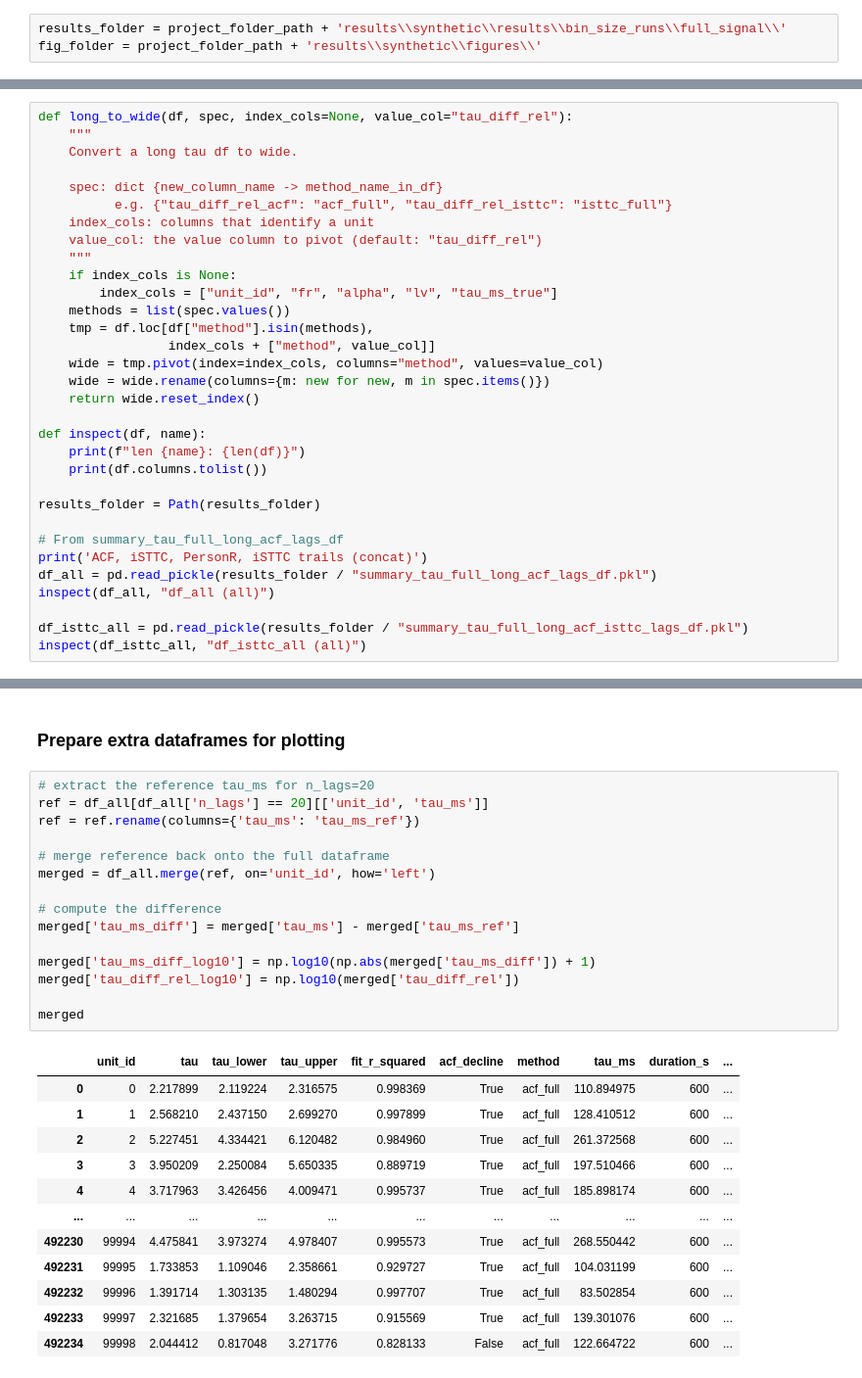
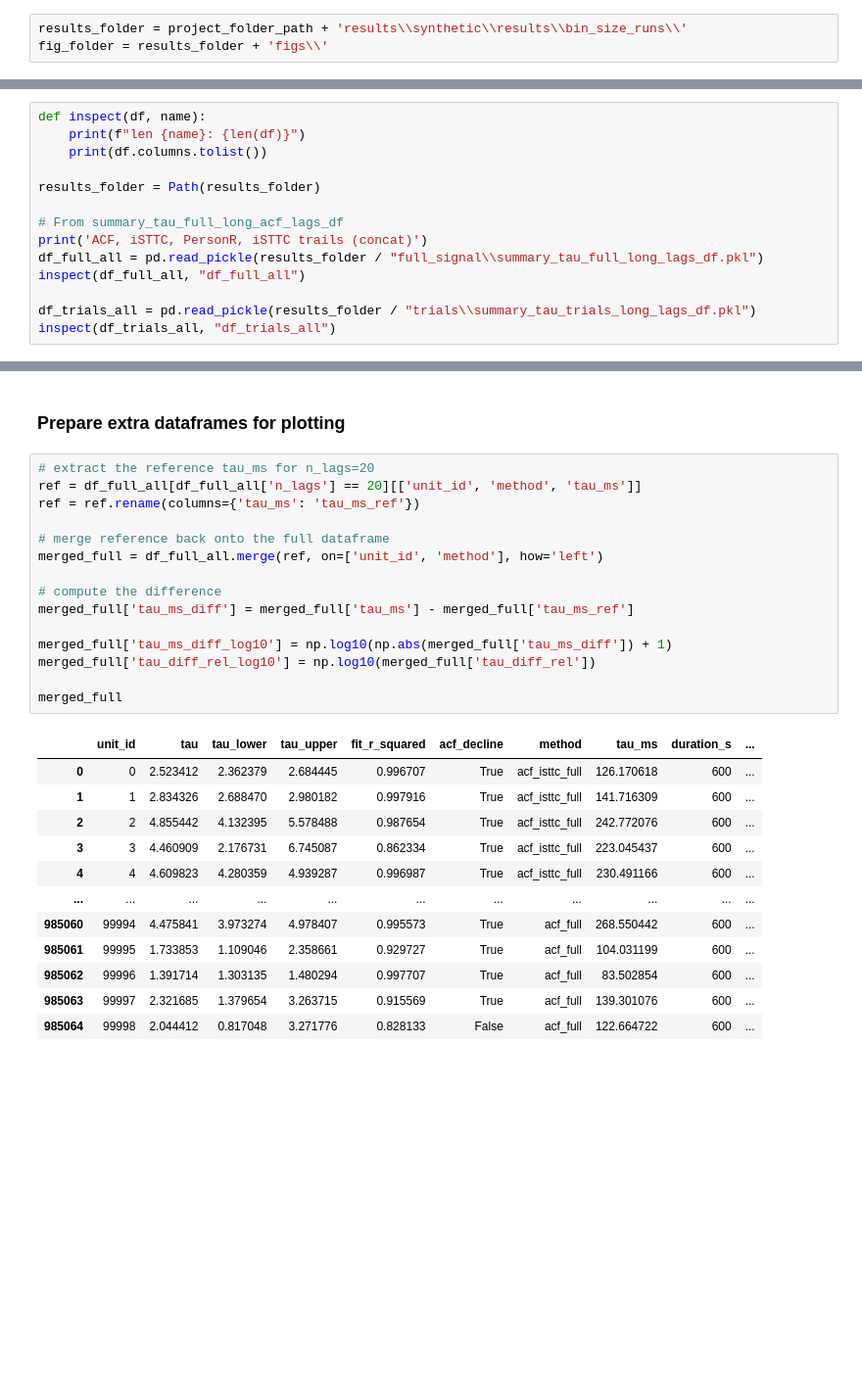
Before and after one commit to iinnpp/isttc, a Jupyter notebook: notebooks/synthetic/plot_taus_n_lags.ipynb, the cells around one changed output, grey strips where cells are left out. Shown at 98% size. Cells and saved outputs as stored; diff of their text form; blank space fills up the shorter version.

```diff
--- a/notebooks/synthetic/plot_taus_n_lags.ipynb
+++ b/notebooks/synthetic/plot_taus_n_lags.ipynb
@@ -18,6 +18,6 @@ mpl.rcParams['pdf.fonttype'] = 42
 mpl.rcParams['ps.fonttype'] = 42
 plt.rcParams['svg.fonttype'] = 'none'
 # %%
-results_folder = project_folder_path + 'results\\synthetic\\results\\bin_size_runs\\full_signal\\'
-fig_folder = project_folder_path + 'results\\synthetic\\figures\\'
+results_folder = project_folder_path + 'results\\synthetic\\results\\bin_size_runs\\'
+fig_folder = results_folder + 'figs\\'
 # %%
@@ -33,22 +27,4 @@ PearsonR vs iSTTC (concat and avg), trails
 # %%
-def long_to_wide(df, spec, index_cols=None, value_col="tau_diff_rel"):
-    """
-    Convert a long tau df to wide.
-
-    spec: dict {new_column_name -> method_name_in_df}
-          e.g. {"tau_diff_rel_acf": "acf_full", "tau_diff_rel_isttc": "isttc_full"}
-    index_cols: columns that identify a unit
-    value_col: the value column to pivot (default: "tau_diff_rel")
-    """
-    if index_cols is None:
-        index_cols = ["unit_id", "fr", "alpha", "lv", "tau_ms_true"]
-    methods = list(spec.values())
-    tmp = df.loc[df["method"].isin(methods),
-                 index_cols + ["method", value_col]]
-    wide = tmp.pivot(index=index_cols, columns="method", values=value_col)
-    wide = wide.rename(columns={m: new for new, m in spec.items()})
-    return wide.reset_index()
-
 def inspect(df, name):
     print(f"len {name}: {len(df)}")
     print(df.columns.tolist())
@@ -57,10 +33,10 @@ results_folder = Path(results_folder)
 
 # From summary_tau_full_long_acf_lags_df
 print('ACF, iSTTC, PersonR, iSTTC trails (сoncat)')
-df_all = pd.read_pickle(results_folder / "summary_tau_full_long_acf_lags_df.pkl")
-inspect(df_all, "df_all (all)")
+df_full_all = pd.read_pickle(results_folder / "full_signal\\summary_tau_full_long_lags_df.pkl")
+inspect(df_full_all, "df_full_all")
 
-df_isttc_all = pd.read_pickle(results_folder / "summary_tau_full_long_acf_isttc_lags_df.pkl")
-inspect(df_isttc_all, "df_isttc_all (all)")
+df_trials_all = pd.read_pickle(results_folder / "trials\\summary_tau_trials_long_lags_df.pkl")
+inspect(df_trials_all, "df_trials_all")
 # %% [output]
 ACF, iSTTC, PersonR, iSTTC trails (сoncat)
@@ -72,29 +64,29 @@ len df_isttc_all (all): 492830
 ### Prepare extra dataframes for plotting
 # %%
 # extract the reference tau_ms for n_lags=20
-ref = df_all[df_all['n_lags'] == 20][['unit_id', 'tau_ms']]
+ref = df_full_all[df_full_all['n_lags'] == 20][['unit_id', 'method', 'tau_ms']]
 ref = ref.rename(columns={'tau_ms': 'tau_ms_ref'})
 
 # merge reference back onto the full dataframe
-merged = df_all.merge(ref, on='unit_id', how='left')
+merged_full = df_full_all.merge(ref, on=['unit_id', 'method'], how='left')
 
 # compute the difference
-merged['tau_ms_diff'] = merged['tau_ms'] - merged['tau_ms_ref']
+merged_full['tau_ms_diff'] = merged_full['tau_ms'] - merged_full['tau_ms_ref']
 
-merged['tau_ms_diff_log10'] = np.log10(np.abs(merged['tau_ms_diff']) + 1)
-merged['tau_diff_rel_log10'] = np.log10(merged['tau_diff_rel'])
+merged_full['tau_ms_diff_log10'] = np.log10(np.abs(merged_full['tau_ms_diff']) + 1)
+merged_full['tau_diff_rel_log10'] = np.log10(merged_full['tau_diff_rel'])
 
-merged
+merged_full
 # %% [output]
 |  | unit_id | tau | tau_lower | tau_upper | fit_r_squared | acf_decline | method | tau_ms | duration_s | ... |
-| 0 | 0 | 2.217899 | 2.119224 | 2.316575 | 0.998369 | True | acf_full | 110.894975 | 600 | ... |
-| 1 | 1 | 2.568210 | 2.437150 | 2.699270 | 0.997899 | True | acf_full | 128.410512 | 600 | ... |
-| 2 | 2 | 5.227451 | 4.334421 | 6.120482 | 0.984960 | True | acf_full | 261.372568 | 600 | ... |
-| 3 | 3 | 3.950209 | 2.250084 | 5.650335 | 0.889719 | True | acf_full | 197.510466 | 600 | ... |
-| 4 | 4 | 3.717963 | 3.426456 | 4.009471 | 0.995737 | True | acf_full | 185.898174 | 600 | ... |
+| 0 | 0 | 2.523412 | 2.362379 | 2.684445 | 0.996707 | True | acf_isttc_full | 126.170618 | 600 | ... |
+| 1 | 1 | 2.834326 | 2.688470 | 2.980182 | 0.997916 | True | acf_isttc_full | 141.716309 | 600 | ... |
+| 2 | 2 | 4.855442 | 4.132395 | 5.578488 | 0.987654 | True | acf_isttc_full | 242.772076 | 600 | ... |
+| 3 | 3 | 4.460909 | 2.176731 | 6.745087 | 0.862334 | True | acf_isttc_full | 223.045437 | 600 | ... |
+| 4 | 4 | 4.609823 | 4.280359 | 4.939287 | 0.996987 | True | acf_isttc_full | 230.491166 | 600 | ... |
 | ... | ... | ... | ... | ... | ... | ... | ... | ... | ... | ... |
-| 492230 | 99994 | 4.475841 | 3.973274 | 4.978407 | 0.995573 | True | acf_full | 268.550442 | 600 | ... |
-| 492231 | 99995 | 1.733853 | 1.109046 | 2.358661 | 0.929727 | True | acf_full | 104.031199 | 600 | ... |
-| 492232 | 99996 | 1.391714 | 1.303135 | 1.480294 | 0.997707 | True | acf_full | 83.502854 | 600 | ... |
-| 492233 | 99997 | 2.321685 | 1.379654 | 3.263715 | 0.915569 | True | acf_full | 139.301076 | 600 | ... |
-| 492234 | 99998 | 2.044412 | 0.817048 | 3.271776 | 0.828133 | False | acf_full | 122.664722 | 600 | ... |
+| 985060 | 99994 | 4.475841 | 3.973274 | 4.978407 | 0.995573 | True | acf_full | 268.550442 | 600 | ... |
+| 985061 | 99995 | 1.733853 | 1.109046 | 2.358661 | 0.929727 | True | acf_full | 104.031199 | 600 | ... |
+| 985062 | 99996 | 1.391714 | 1.303135 | 1.480294 | 0.997707 | True | acf_full | 83.502854 | 600 | ... |
+| 985063 | 99997 | 2.321685 | 1.379654 | 3.263715 | 0.915569 | True | acf_full | 139.301076 | 600 | ... |
+| 985064 | 99998 | 2.044412 | 0.817048 | 3.271776 | 0.828133 | False | acf_full | 122.664722 | 600 | ... |
```
Also changed, not shown: parts of 12 cells of this notebook, 2 other files.
